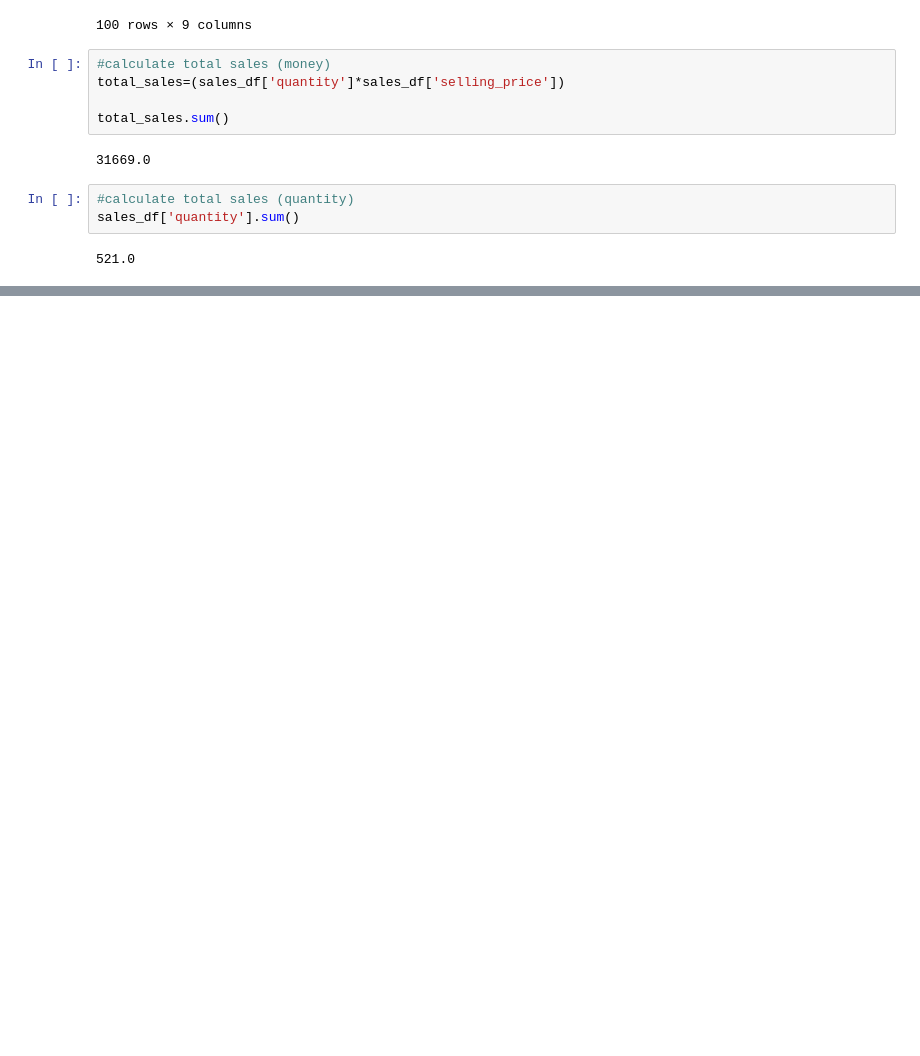
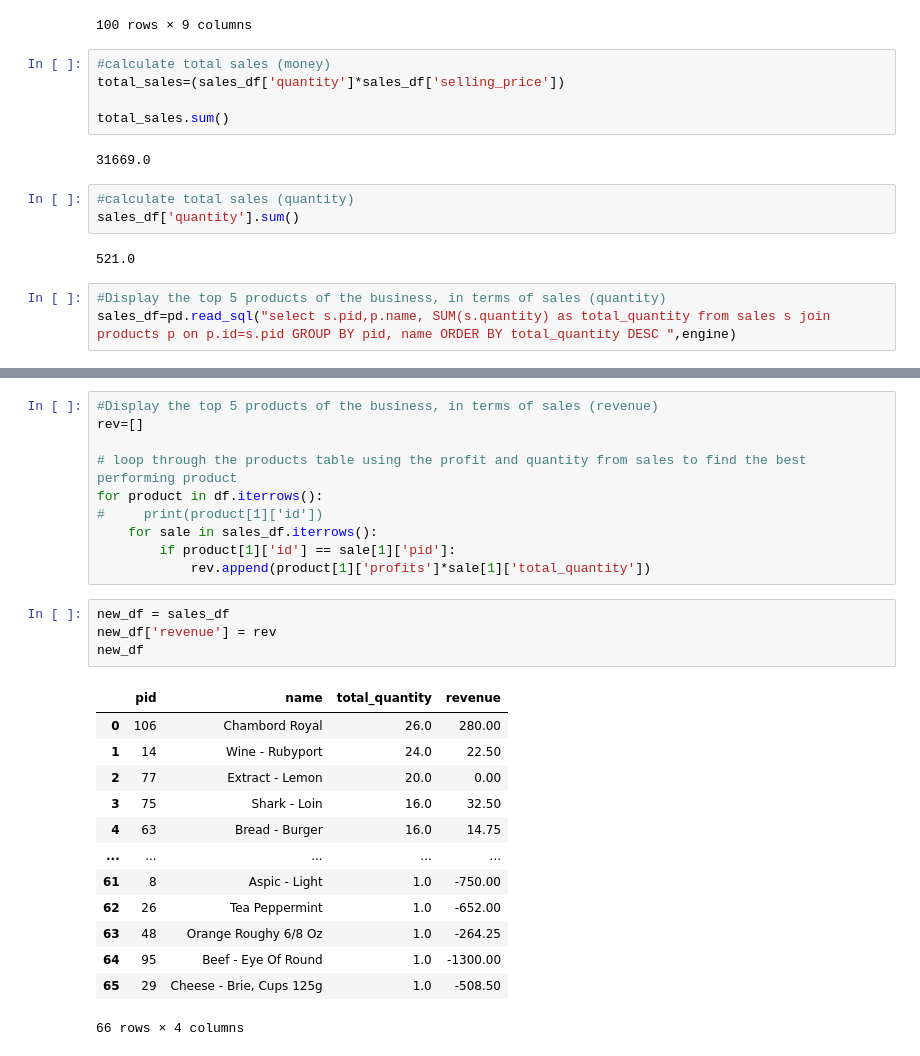
Before and after one commit to paulKinyua/Data-Science, a Jupyter notebook: task1_revised.py.ipynb, the cells around one changed output, grey strips where cells are left out. Saved outputs shown, nothing was run; the diff lists cells and outputs as text; blank space fills up the shorter version.

```diff
--- a/task1_revised.py.ipynb
+++ b/task1_revised.py.ipynb
@@ -116,3 +116,6 @@ total_sales.sum()
 sales_df['quantity'].sum()
 # %% [output]
 521.0
+# %%
+#Display the top 5 products of the business, in terms of sales (quantity)
+sales_df=pd.read_sql("select s.pid,p.name, SUM(s.quantity) as total_quantity from sales s join products p on p.id=s.pid GROUP BY pid, name ORDER BY total_quantity DESC ",engine)
@@ -118,0 +131,28 @@ sales_df['quantity'].sum()
+# %%
+#Display the top 5 products of the business, in terms of sales (revenue)
+rev=[]
+
+# loop through the products table using the profit and quantity from sales to find the best performing product
+for product in df.iterrows():
+#     print(product[1]['id'])
+    for sale in sales_df.iterrows():
+        if product[1]['id'] == sale[1]['pid']:
+            rev.append(product[1]['profits']*sale[1]['total_quantity'])
+# %%
+new_df = sales_df
+new_df['revenue'] = rev
+new_df
+# %% [output]
+|  | pid | name | total_quantity | revenue |
+| 0 | 106 | Chambord Royal | 26.0 | 280.00 |
+| 1 | 14 | Wine - Rubyport | 24.0 | 22.50 |
+| 2 | 77 | Extract - Lemon | 20.0 | 0.00 |
+| 3 | 75 | Shark - Loin | 16.0 | 32.50 |
+| 4 | 63 | Bread - Burger | 16.0 | 14.75 |
+| ... | ... | ... | ... | ... |
+| 61 | 8 | Aspic - Light | 1.0 | -750.00 |
+| 62 | 26 | Tea Peppermint | 1.0 | -652.00 |
+| 63 | 48 | Orange Roughy 6/8 Oz | 1.0 | -264.25 |
+| 64 | 95 | Beef - Eye Of Round | 1.0 | -1300.00 |
+| 65 | 29 | Cheese - Brie, Cups 125g | 1.0 | -508.50 |
+66 rows × 4 columns
```
Also changed, not shown: parts of 3 cells of this notebook.
